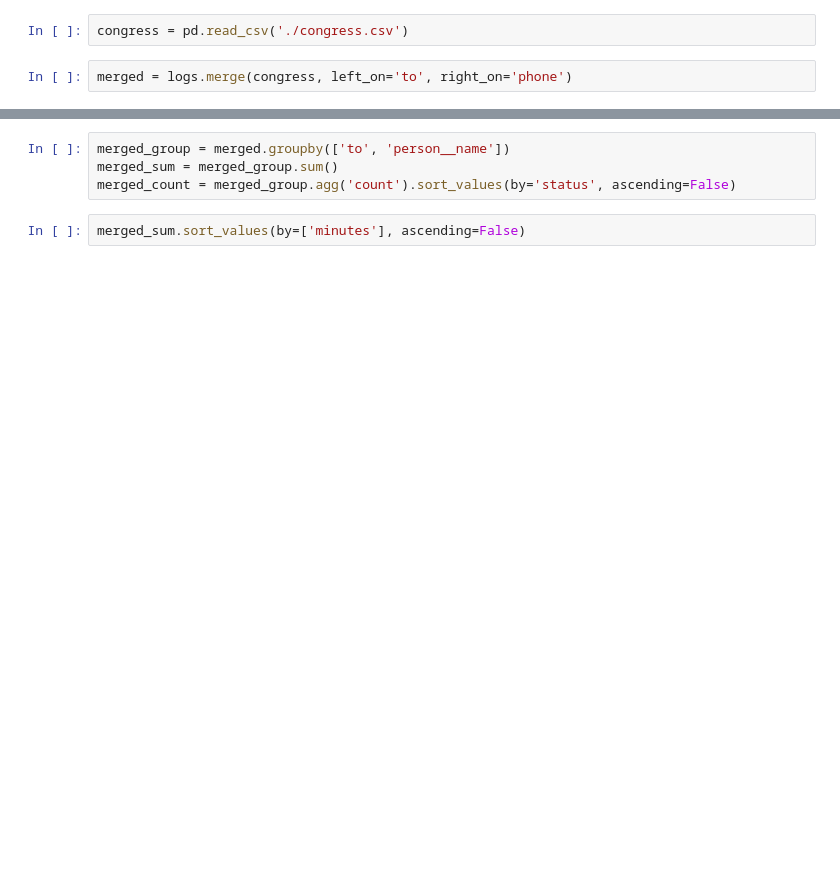
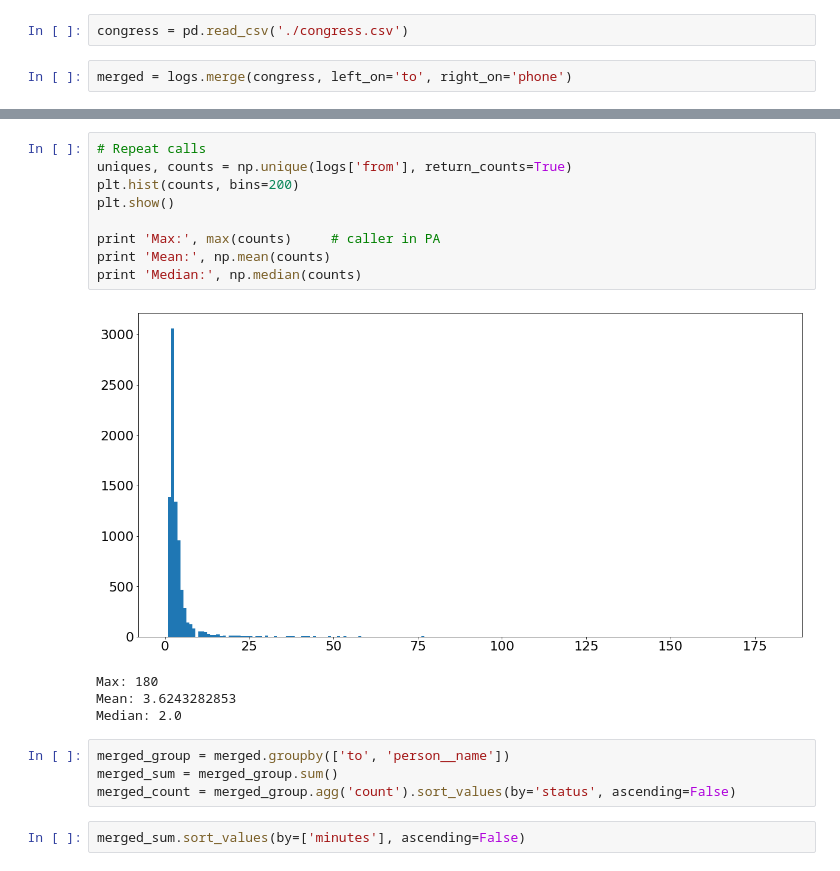
Before and after one commit to typpo/call-congress, a Jupyter notebook: scripts/Call log analysis.ipynb, the cells around one changed output, grey strips where cells are left out. Saved outputs shown, nothing was run; the diff lists cells and outputs as text; blank space fills up the shorter version.

```diff
--- a/scripts/Call log analysis.ipynb
+++ b/scripts/Call log analysis.ipynb
@@ -39,3 +70,17 @@ Longest call (minutes): 24
+# %%
+# Repeat calls
+uniques, counts = np.unique(logs['from'], return_counts=True)
+plt.hist(counts, bins=200)
+plt.show()
+
+print 'Max:', max(counts)     # caller in PA
+print 'Mean:', np.mean(counts)
+print 'Median:', np.median(counts)
+# %% [output]
+[figure, added]
+Max: 180
+Mean: 3.6243282853
+Median: 2.0
 # %%
 merged_group = merged.groupby(['to', 'person__name'])
 merged_sum = merged_group.sum()
```
Also changed, not shown: parts of 12 cells of this notebook, 2 other files.
